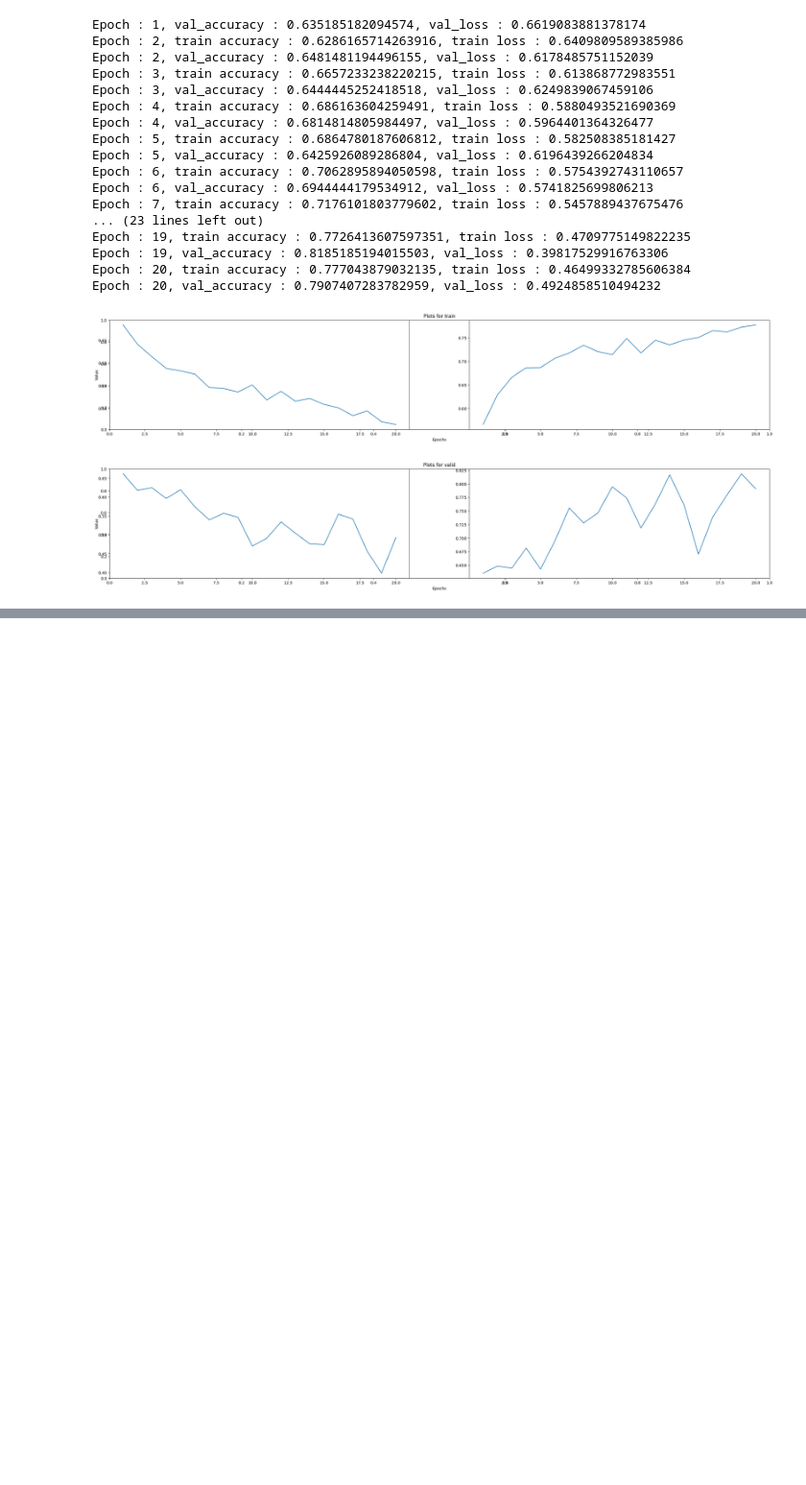
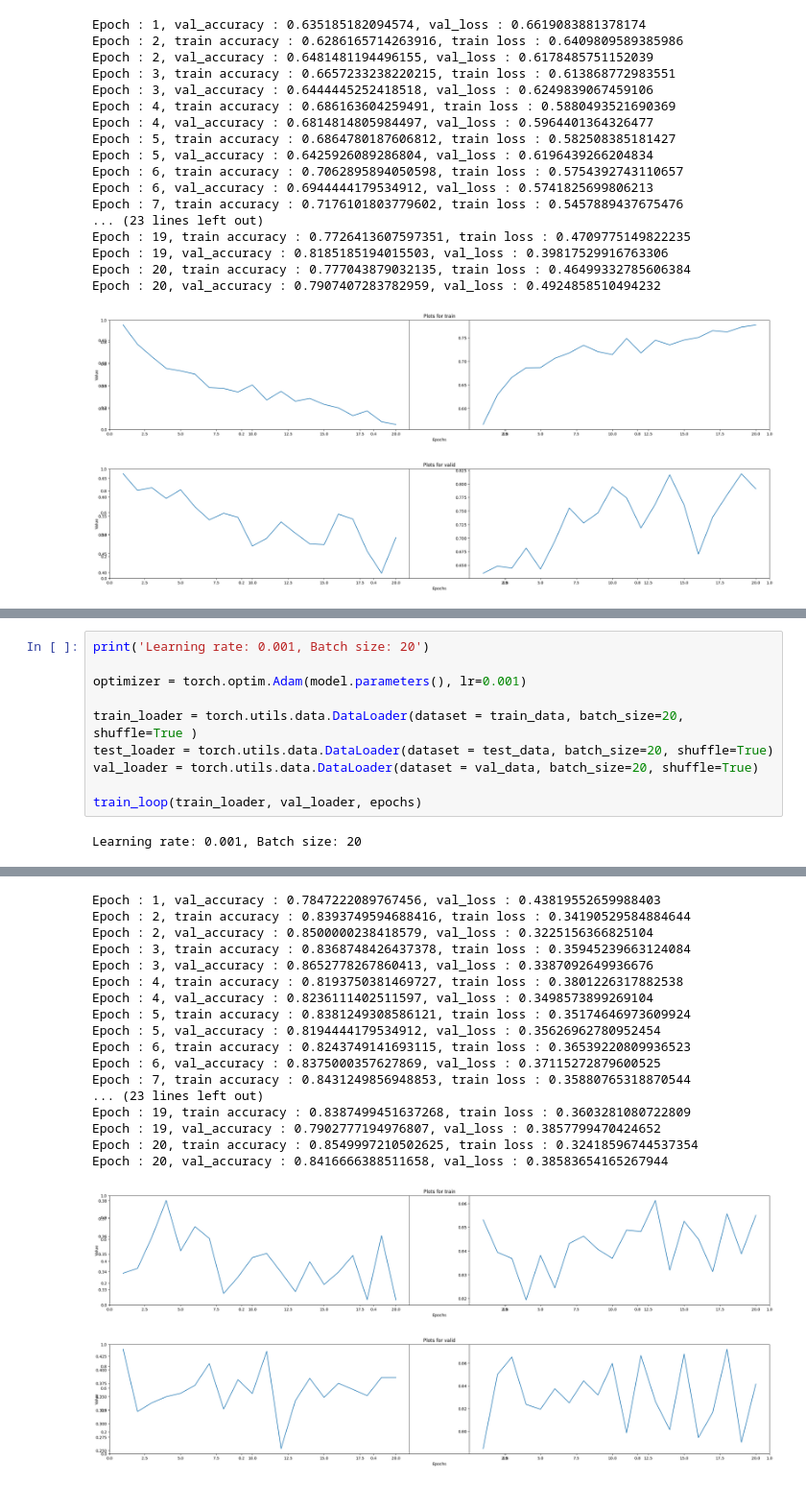
Before and after one commit to Chuck-man/laba5, a Jupyter notebook: main.ipynb, the cells around one changed output, grey strips where cells are left out. Shown at 96% size. Saved outputs shown, nothing was run; the diff lists cells and outputs as text; blank space fills up the shorter version.

```diff
--- a/main.ipynb
+++ b/main.ipynb
@@ -306,0 +371,12 @@ Epoch : 20, val_accuracy : 0.7907407283782959, val_loss : 0.4924858510494232
+# %%
+print('Learning rate: 0.001, Batch size: 20')
+
+optimizer = torch.optim.Adam(model.parameters(), lr=0.001)
+
+train_loader = torch.utils.data.DataLoader(dataset = train_data, batch_size=20, shuffle=True )
+test_loader = torch.utils.data.DataLoader(dataset = test_data, batch_size=20, shuffle=True)
+val_loader = torch.utils.data.DataLoader(dataset = val_data, batch_size=20, shuffle=True)
+
+train_loop(train_loader, val_loader, epochs)
+# %% [output]
+Learning rate: 0.001, Batch size: 20
@@ -306,0 +384,19 @@ Epoch : 20, val_accuracy : 0.7907407283782959, val_loss : 0.4924858510494232
+Epoch : 1, val_accuracy : 0.7847222089767456, val_loss : 0.43819552659988403
+Epoch : 2, train accuracy : 0.8393749594688416, train loss : 0.34190529584884644
+Epoch : 2, val_accuracy : 0.8500000238418579, val_loss : 0.3225156366825104
+Epoch : 3, train accuracy : 0.8368748426437378, train loss : 0.35945239663124084
+Epoch : 3, val_accuracy : 0.8652778267860413, val_loss : 0.3387092649936676
+Epoch : 4, train accuracy : 0.8193750381469727, train loss : 0.3801226317882538
+Epoch : 4, val_accuracy : 0.8236111402511597, val_loss : 0.3498573899269104
+Epoch : 5, train accuracy : 0.8381249308586121, train loss : 0.35174646973609924
+Epoch : 5, val_accuracy : 0.8194444179534912, val_loss : 0.35626962780952454
+Epoch : 6, train accuracy : 0.8243749141693115, train loss : 0.36539220809936523
+Epoch : 6, val_accuracy : 0.8375000357627869, val_loss : 0.37115272879600525
+Epoch : 7, train accuracy : 0.8431249856948853, train loss : 0.35880765318870544
+... (23 lines left out)
+Epoch : 19, train accuracy : 0.8387499451637268, train loss : 0.3603281080722809
+Epoch : 19, val_accuracy : 0.7902777194976807, val_loss : 0.3857799470424652
+Epoch : 20, train accuracy : 0.8549997210502625, train loss : 0.32418596744537354
+Epoch : 20, val_accuracy : 0.8416666388511658, val_loss : 0.38583654165267944
+[figure, added]
+[figure, added]
```
Also changed, not shown: parts of 8 cells of this notebook.
